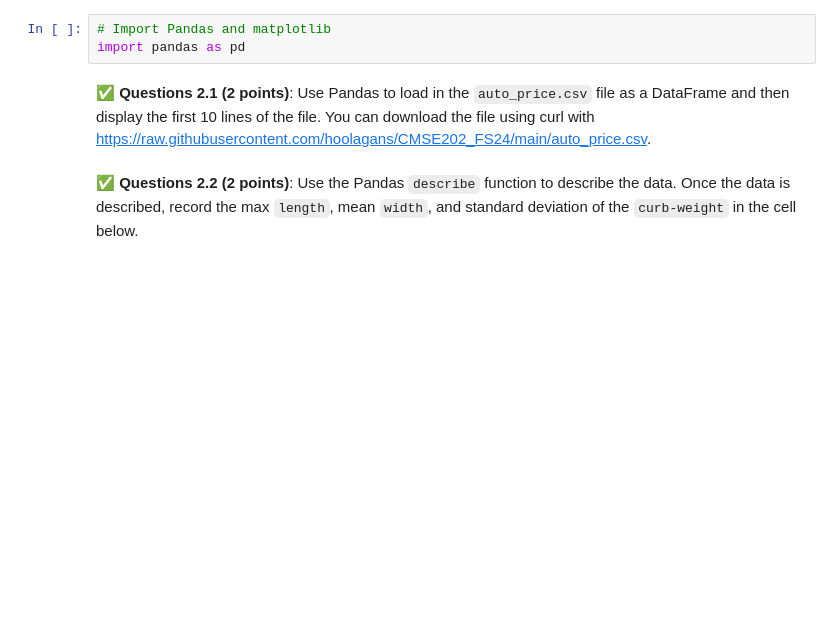
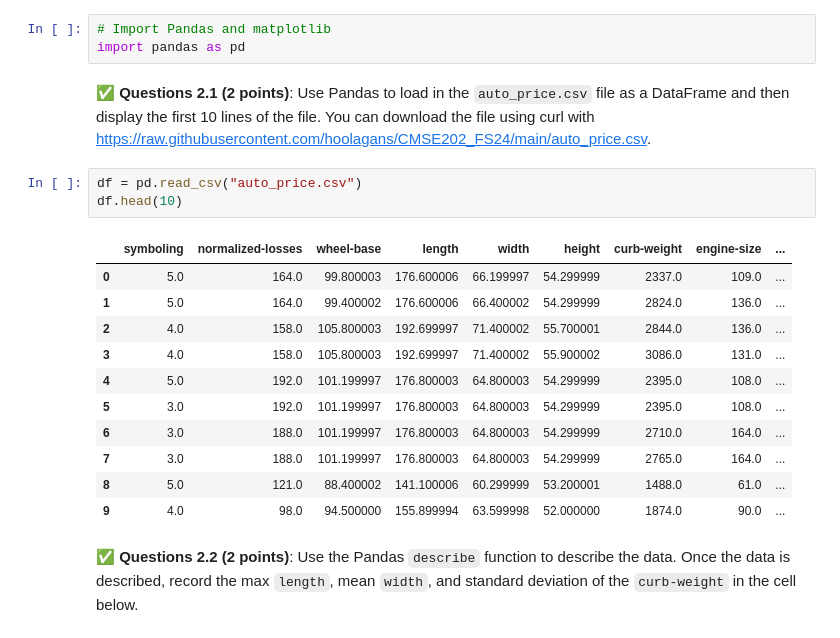
Before and after one commit to winbergd/cmse202-f25-turnin, a Jupyter notebook: hw-01/CMSE202_HW1.ipynb, the cells around one changed output. Cells and saved outputs as stored; diff of their text form; blank space fills up the shorter version.

```diff
--- a/hw-01/CMSE202_HW1.ipynb
+++ b/hw-01/CMSE202_HW1.ipynb
@@ -142,5 +142,20 @@ In this section, you will practice reading in a data set using with Pandas and u
 import pandas as pd
 # %% [markdown]
 &#9989; **Questions 2.1 (2 points)**: Use Pandas to load in the `auto_price.csv` file as a DataFrame and then display the first 10 lines of the file. You can download the file using curl with https://raw.githubusercontent.com/hoolagans/CMSE202_FS24/main/auto_price.csv.
+# %%
+df = pd.read_csv("auto_price.csv")
+df.head(10)
+# %% [output]
+|  | symboling | normalized-losses | wheel-base | length | width | height | curb-weight | engine-size | ... |
+| 0 | 5.0 | 164.0 | 99.800003 | 176.600006 | 66.199997 | 54.299999 | 2337.0 | 109.0 | ... |
+| 1 | 5.0 | 164.0 | 99.400002 | 176.600006 | 66.400002 | 54.299999 | 2824.0 | 136.0 | ... |
+| 2 | 4.0 | 158.0 | 105.800003 | 192.699997 | 71.400002 | 55.700001 | 2844.0 | 136.0 | ... |
+| 3 | 4.0 | 158.0 | 105.800003 | 192.699997 | 71.400002 | 55.900002 | 3086.0 | 131.0 | ... |
+| 4 | 5.0 | 192.0 | 101.199997 | 176.800003 | 64.800003 | 54.299999 | 2395.0 | 108.0 | ... |
+| 5 | 3.0 | 192.0 | 101.199997 | 176.800003 | 64.800003 | 54.299999 | 2395.0 | 108.0 | ... |
+| 6 | 3.0 | 188.0 | 101.199997 | 176.800003 | 64.800003 | 54.299999 | 2710.0 | 164.0 | ... |
+| 7 | 3.0 | 188.0 | 101.199997 | 176.800003 | 64.800003 | 54.299999 | 2765.0 | 164.0 | ... |
+| 8 | 5.0 | 121.0 | 88.400002 | 141.100006 | 60.299999 | 53.200001 | 1488.0 | 61.0 | ... |
+| 9 | 4.0 | 98.0 | 94.500000 | 155.899994 | 63.599998 | 52.000000 | 1874.0 | 90.0 | ... |
 # %% [markdown]
 &#9989; **Questions 2.2 (2 points)**: Use the Pandas `describe` function to describe the data. Once the data is described, record the max `length`, mean `width`, and standard deviation of the `curb-weight` in the cell below.
```
Also changed, not shown: parts of 9 cells of this notebook, 1 other file.
